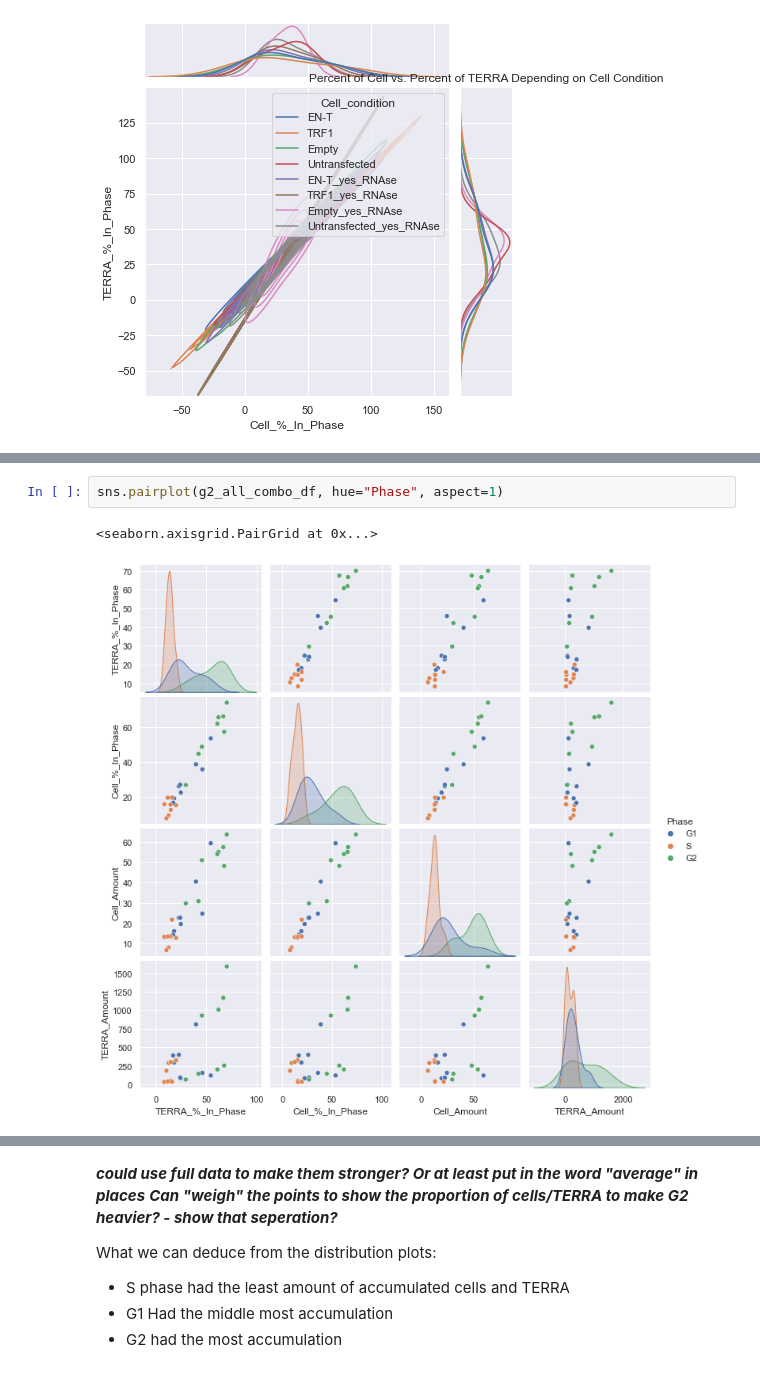
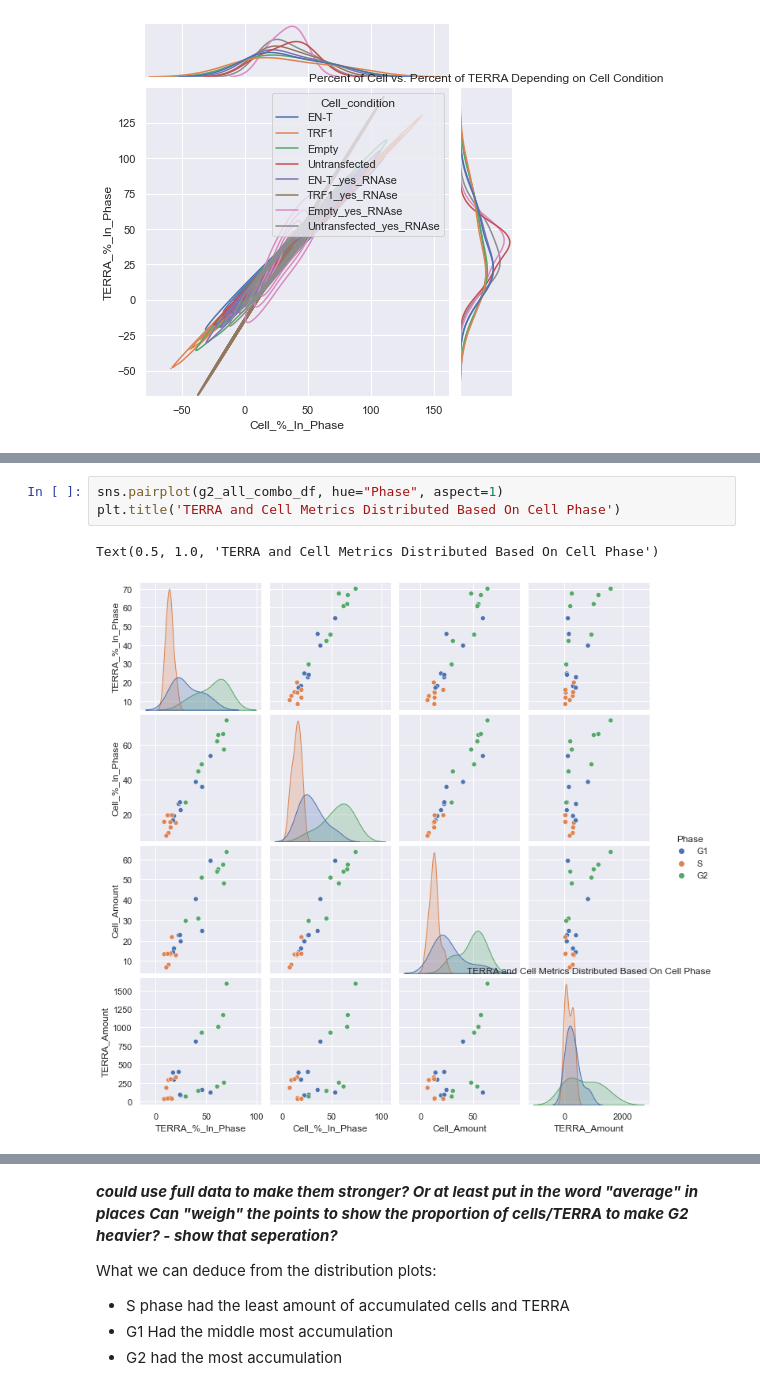
Before and after one commit to aidan-lew/TERRA_DSB, a Jupyter notebook: terra_dsb.ipynb, the cells around one changed output, grey strips where cells are left out. Saved outputs shown, nothing was run; the diff lists cells and outputs as text.

```diff
--- a/terra_dsb.ipynb
+++ b/terra_dsb.ipynb
@@ -529,8 +574,9 @@ g2_all_combo_df.head(6)
 | 5 | TRF1 | G2 | 70.118487 | 73.923166 | 63.5 | 1591.9 |
 # %%
 sns.pairplot(g2_all_combo_df, hue="Phase", aspect=1)
+plt.title('TERRA and Cell Metrics Distributed Based On Cell Phase')
 # %% [output]
-<seaborn.axisgrid.PairGrid at 0x...>
+Text(0.5, 1.0, 'TERRA and Cell Metrics Distributed Based On Cell Phase')
-[figure, old version]
+[figure, new version]
 # %%
 sns.pairplot(g2_all_combo_df, hue="Cell_condition", aspect=1)
```
Also changed, not shown: parts of 25 cells of this notebook.
